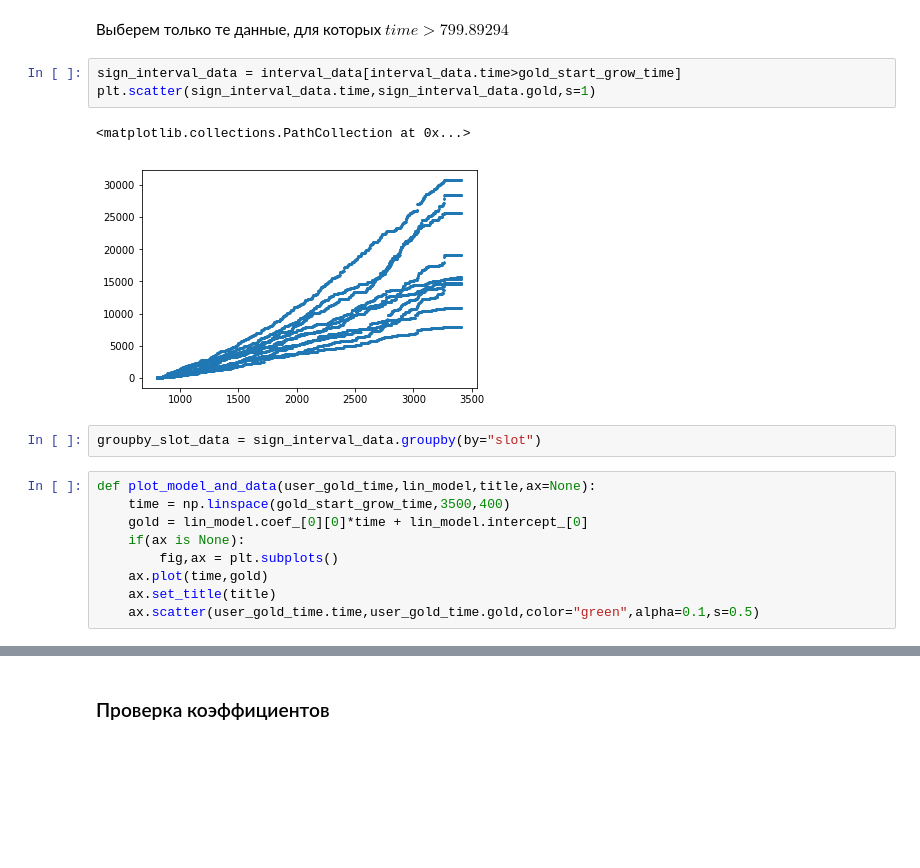
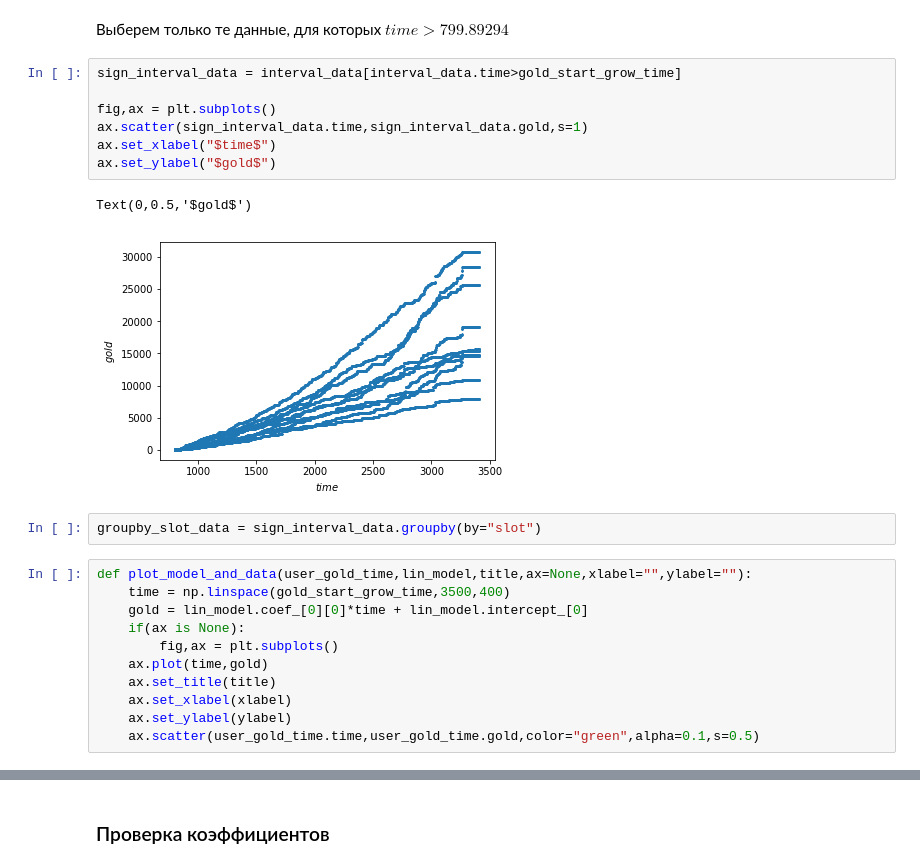
Before and after one commit to UladzislauSafronau/analyze-dota-match, a Jupyter notebook: test-tasks.ipynb, the cells around one changed output, grey strips where cells are left out. Saved outputs shown, nothing was run; the diff lists cells and outputs as text; blank space fills up the shorter version.

```diff
--- a/test-tasks.ipynb
+++ b/test-tasks.ipynb
@@ -331,20 +317,26 @@ print(gold_start_grow_time)
 Выберем только те данные, для которых $time>799.89294$
 # %%
 sign_interval_data = interval_data[interval_data.time>gold_start_grow_time]
-plt.scatter(sign_interval_data.time,sign_interval_data.gold,s=1)
+
+fig,ax = plt.subplots()
+ax.scatter(sign_interval_data.time,sign_interval_data.gold,s=1)
+ax.set_xlabel("$time$")
+ax.set_ylabel("$gold$")
 # %% [output]
-<matplotlib.collections.PathCollection at 0x...>
+Text(0,0.5,'$gold$')
-[figure, old version]
+[figure, new version]
 # %%
 groupby_slot_data = sign_interval_data.groupby(by="slot")
 # %%
-def plot_model_and_data(user_gold_time,lin_model,title,ax=None):
+def plot_model_and_data(user_gold_time,lin_model,title,ax=None,xlabel="",ylabel=""):
     time = np.linspace(gold_start_grow_time,3500,400)
     gold = lin_model.coef_[0][0]*time + lin_model.intercept_[0]
     if(ax is None):
         fig,ax = plt.subplots()
     ax.plot(time,gold)
     ax.set_title(title)
+    ax.set_xlabel(xlabel)
+    ax.set_ylabel(ylabel)
     ax.scatter(user_gold_time.time,user_gold_time.gold,color="green",alpha=0.1,s=0.5)
 # %%
 from sklearn.linear_model import LinearRegression
```
Also changed, not shown: parts of 13 cells of this notebook.
